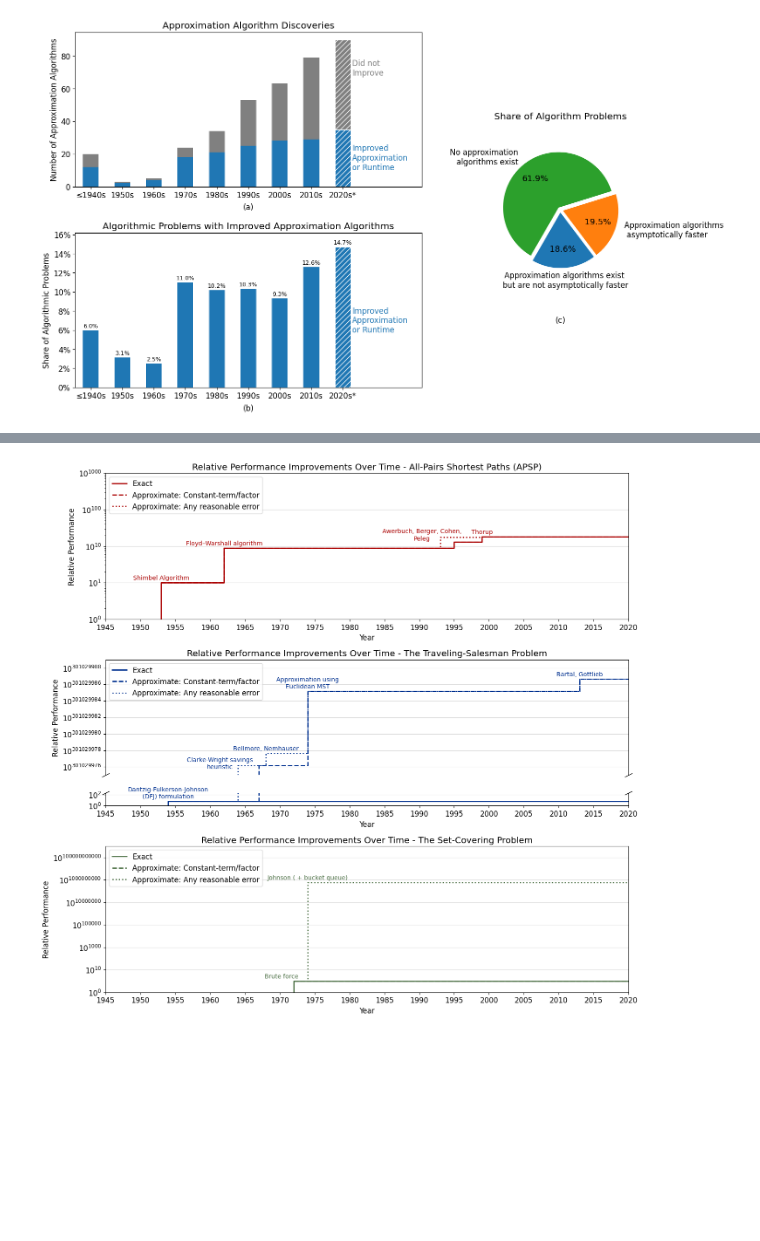
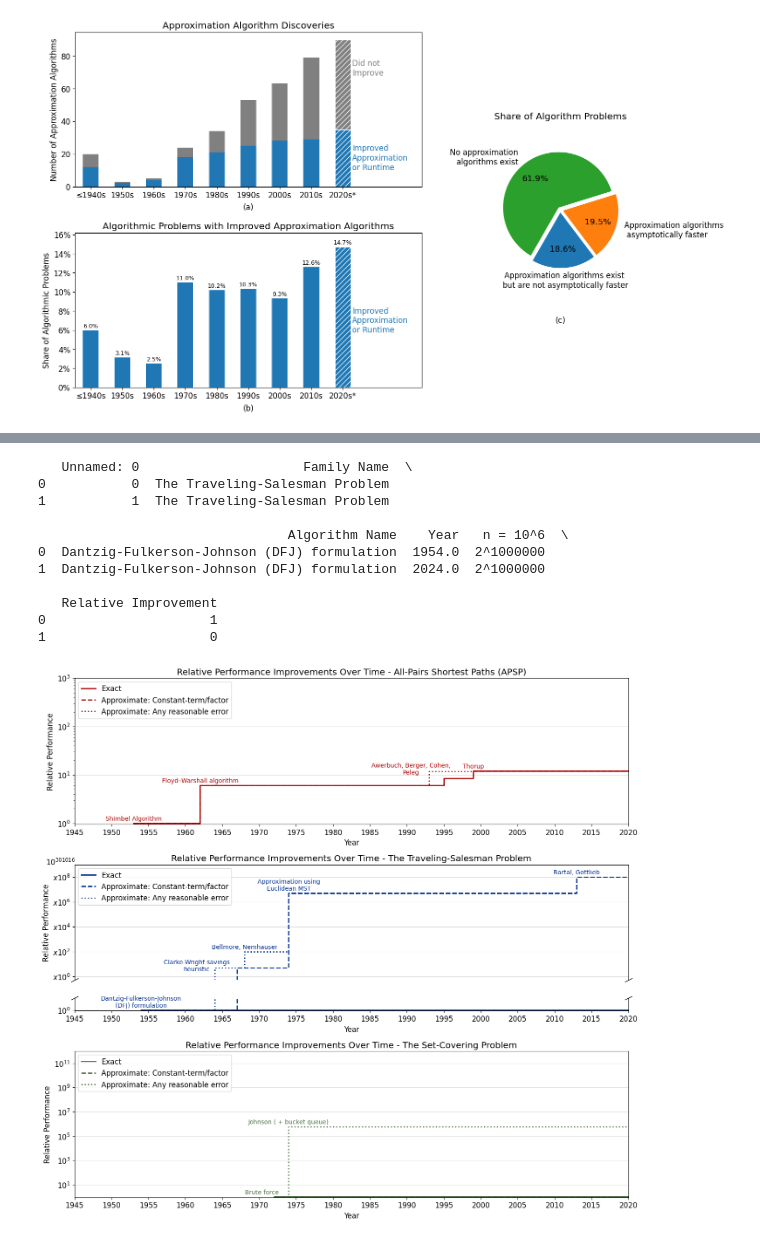
Before and after one commit to andrewlucasgs/approximation-algorithms, a Jupyter notebook: generate_figures.ipynb, the cells around one changed output, grey strips where cells are left out. Drawn from its saved outputs; the diff is of its cells as text; code cells hidden in the pictures; blank space fills up the shorter version.

```diff
--- a/generate_figures.ipynb
+++ b/generate_figures.ipynb
@@ -155,7 +155,7 @@ def fill_best(df, column="Time Complexity Class"):
 
 # Create the GridSpec layout: 2 columns, 3 rows
 fig = plt.figure(figsize=(14, 18))
-gs = GridSpec(3, 6, figure=fig, height_ratios=[1, 1, 1.5])
+gs = GridSpec(3, 6, figure=fig, height_ratios=[1.5, 1, 1.5])
 
 # First row: Create individual subplots for each family (spanning 2 columns per family)
 for idx, (family, start_col) in enumerate(zip(families, [0, 2, 4])):
@@ -245,7 +245,7 @@ for idx, (family, start_col) in enumerate(zip(families, [0, 2, 4])):
     if start_col == 0:
         ax.set_ylabel('')
         ax.annotate('Time Complexity', xy=(
-            -0.03, 1.05), xycoords='axes fraction', ha='right', fontsize=10, rotation=0, fontweight='bold')
+            -0.03, 1.02), xycoords='axes fraction', ha='right', fontsize=10, rotation=0, fontweight='bold')
 
     # Update the y-axis tick labels, splitting before the square brackets and removing them
     ax.set_yticks(np.arange(3, 9, 1), [
@@ -258,7 +258,7 @@ for idx, (family, start_col) in enumerate(zip(families, [0, 2, 4])):
     ])
 # Second plot (grouped bar chart) spanning both columns in the second row
 ax2 = fig.add_subplot(gs[1, :])  # This spans both columns
-ax2.text(0.5, -0.25, "(b)", transform=ax2.transAxes,
+ax2.text(0.5, -0.35, "(b)", transform=ax2.transAxes,
          fontsize=14, va='top', ha='center')
 
 # Load the data for the second plot
@@ -468,10 +468,6 @@ plt.rcParams.update({'font.size': 12})
 
 # Plot 1 - All-Pairs Shortest Paths (APSP)
 def plot_family_data(exact_filtered, constant_factor_filtered, any_error_filtered, label_prefix, color, axis):
-    first_year = min(exact_filtered['Year'])
-    first_row = pd.DataFrame({'Algorithm Name': ['Exact'], 'Year': [first_year], 'Relative Improvement': [0]})
-    # append a row with the first year and a relative improvement of 0
-    exact_filtered = pd.concat([first_row, exact_filtered])
 
 
 
@@ -519,7 +515,7 @@ ax0.set_xlabel('Year')
 ax0.set_ylabel('Relative Performance')
 ax0.set_title('Relative Performance Improvements Over Time - All-Pairs Shortest Paths (APSP)')
 ax0.set_xlim(1945, 2020)
-ax0.set_ylim(0.1, 1e3)
+ax0.set_ylim(0.95, 1e3)
 ax0.set_xticks(np.arange(1945, 2021, 5))
 ax0.set_yscale('log')
 ax0.margins(x=0, y=0.5)
@@ -531,13 +527,24 @@ TSP_exact_filtered = pd.read_csv('datasets/TSP_exact_filtered.csv')
 TSP_constant_factor_filtered = pd.read_csv('datasets/TSP_constant_factor_filtered.csv')
 TSP_any_error_filtered = pd.read_csv('datasets/TSP_any_error_filtered.csv')
 
+print(TSP_exact_filtered)
+
 # Plot TSP data on both axes
 plot_family_data(TSP_exact_filtered, TSP_constant_factor_filtered, TSP_any_error_filtered, '', colors[1], ax1)
 plot_family_data(TSP_exact_filtered, TSP_constant_factor_filtered, TSP_any_error_filtered, '', colors[1], ax2)
 
 # Adjust y-limits
-ax1.set_ylim(3.01029975e8, 3.01029989e8)
-ax2.set_ylim(0, 2.9)
+ax1.set_ylim(301015.6961225031, 301024.9956639812)
+ax2.set_ylim(0.9, 2.9)
+
+base_value = 301016
+tick_increments = [301016 + i for i in range(0, 10,2)]
+tick_labels = [f"$x10^{i}$" for i in range(0, 10,2)]
+
+ax1.set_yticks(tick_increments)
+ax1.set_yticklabels(tick_labels)
+ax1.text(-0.025, 1, "$10^{301016}$", transform=ax1.transAxes, ha="center", fontsize=12, fontweight='bold')
+
 
 # Hide the spines between ax1 and ax2
 ax1.spines['bottom'].set_visible(False)
@@ -559,43 +566,61 @@ ax2.plot([0, 1], [1, 1], transform=ax2.transAxes, **kwargs)
 ax2.set_xlabel('Year')
 ax1.set_ylabel('Relative Performance')
 ax1.set_title('Relative Performance Improvements Over Time - The Traveling-Salesman Problem')
+# ax1.set_yscale('log')
 ax2.set_xlim(1945, 2020)
 ax2.set_xticks(np.arange(1945, 2021, 5))
-ax2.margins(x=0, y=0.5)
+ax2.set_yticks([1])
+def y_format_log(val, pos):
+    log = np.log10(val)
+    return f'$10^{{{log:.0f}}}$'
+ax2.yaxis.set_major_formatter(plt.FuncFormatter(y_format_log))
 
 ax2.grid(True, which='major', axis='y', linestyle='-', color='#DDD')
 ax1.grid(True, which='major', axis='y', linestyle='-', color='#DDD')
 ax1.legend(['Exact', 'Approximate: Constant-term/factor', 'Approximate: Any reasonable error'], loc='upper left')
 
 # Load SCP data
 SCP_exact_filtered = pd.read_csv('datasets/SCP_exact_filtered.csv')
 SCP_constant_factor_filtered = pd.read_csv('datasets/SCP_constant_factor_filtered.csv')
 SCP_any_error_filtered = pd.read_csv('datasets/SCP_any_error_filtered.csv')
 
 # Plot SCP data in the fourth subplot
 plot_family_data(SCP_exact_filtered, SCP_constant_factor_filtered, SCP_any_error_filtered, 'SCP', colors[2], ax3)
 ax3.set_xlabel('Year')
 ax3.set_ylabel('Relative Performance')
 ax3.set_title('Relative Performance Improvements Over Time - The Set-Covering Problem')
 ax3.set_xlim(1945, 2020)
-ax3.set_ylim(0.1, 1e12)
+ax3.set_ylim(0.9, 1e12)
+ax3.tick_params(axis='y', which='minor', colors='black')
 ax3.set_xticks(np.arange(1945, 2021, 5))
+ax3.set_yticks([1,2,3,4,5,6,7,8,9,10,11,12])
 ax3.set_yscale('log')
-ax3.margins(x=0, y=0.5)
+# ax3.margins(x=0, y=0.5)
 ax3.grid(True, which='major', axis='y', linestyle='-', color='#DDD')
 ax3.legend(['Exact', 'Approximate: Constant-term/factor', 'Approximate: Any reasonable error'], loc='upper left')
 
 # Custom y-axis formatter for all plots
 def y_format(val, pos):
     return f'$10^{{{val:.0f}}}$'
 
-for ax in [ax0, ax1, ax2, ax3]:
+for ax in []:
     ax.yaxis.set_major_formatter(plt.FuncFormatter(y_format))
     ax.set_axisbelow(True)
 
 # Adjust layout
 plt.tight_layout()
 plt.savefig('figures/figure 3.png', bbox_inches='tight')
 plt.show()
 # %% [output]
+   Unnamed: 0                     Family Name  \
+0           0  The Traveling-Salesman Problem
+1           1  The Traveling-Salesman Problem
+
+                                Algorithm Name    Year   n = 10^6  \
+0  Dantzig-Fulkerson-Johnson (DFJ) formulation  1954.0  2^1000000
+1  Dantzig-Fulkerson-Johnson (DFJ) formulation  2024.0  2^1000000
+
+   Relative Improvement
+0                     1
+1                     0
-[figure, old version]
+[figure, new version]
```
Also changed, not shown: parts of 1 cell of this notebook, 13 other files.
